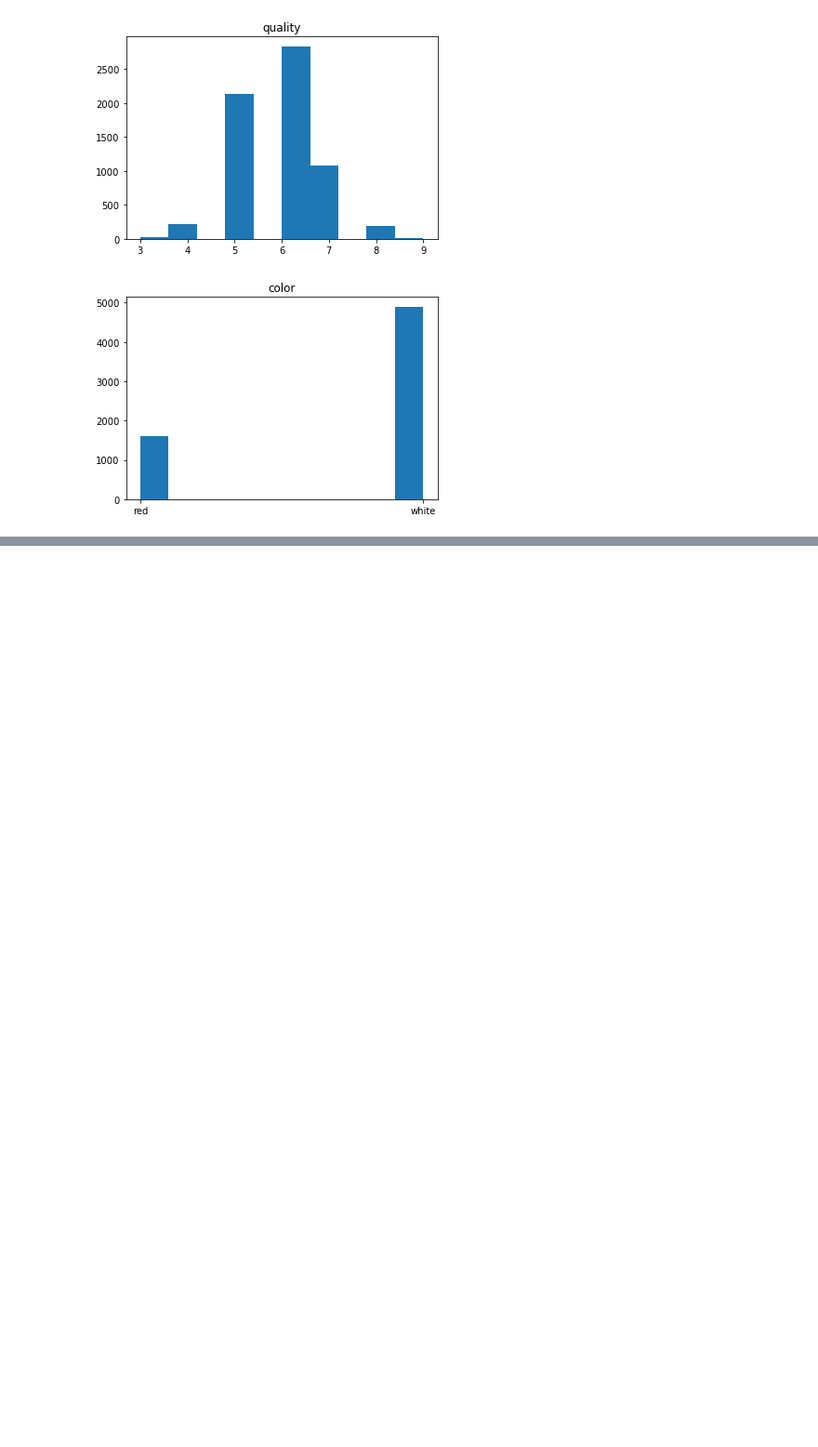
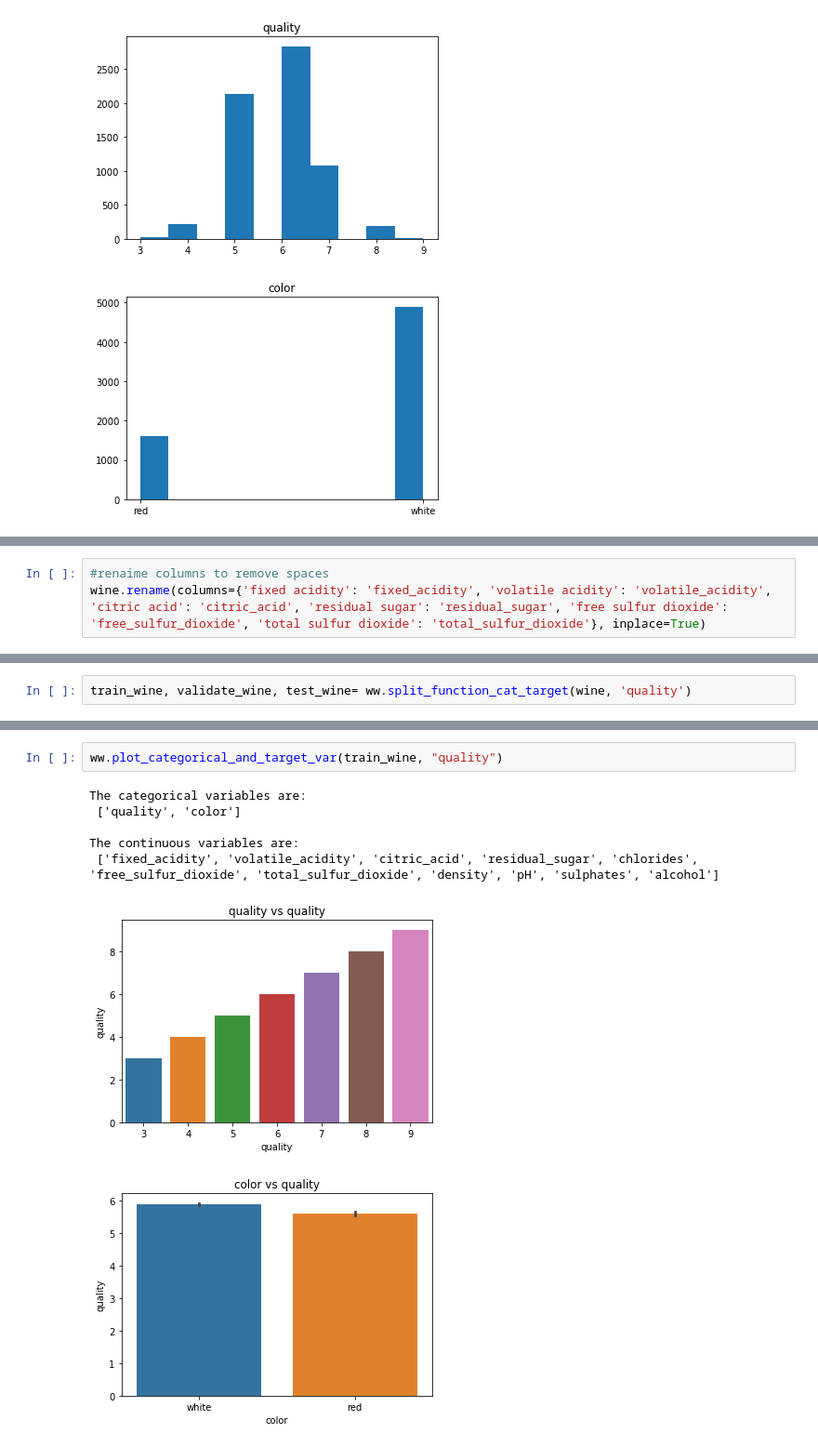
Before and after one commit to OKPTaylor/wine-quality-predictor, a Jupyter notebook: Wine_project_test.ipynb, the cells around one changed output, grey strips where cells are left out. Shown at 93% size. Drawn from its saved outputs; the diff is of its cells as text; blank space fills up the shorter version.

Commit message:
added stuff to Wine_project_test.ipynb

```diff
--- a/Wine_project_test.ipynb
+++ b/Wine_project_test.ipynb
@@ -136,0 +184,3 @@ ww.plot_uni_var(wine)
+# %%
+#renaime columns to remove spaces
+wine.rename(columns={'fixed acidity': 'fixed_acidity', 'volatile acidity': 'volatile_acidity', 'citric acid': 'citric_acid', 'residual sugar': 'residual_sugar', 'free sulfur dioxide': 'free_sulfur_dioxide', 'total sulfur dioxide': 'total_sulfur_dioxide'}, inplace=True)
@@ -136,0 +196,2 @@ ww.plot_uni_var(wine)
+# %%
+train_wine, validate_wine, test_wine= ww.split_function_cat_target(wine, 'quality')
@@ -136,0 +207,10 @@ ww.plot_uni_var(wine)
+# %%
+ww.plot_categorical_and_target_var(train_wine, "quality")
+# %% [output]
+The categorical variables are:
+ ['quality', 'color']
+
+The continuous variables are:
+ ['fixed_acidity', 'volatile_acidity', 'citric_acid', 'residual_sugar', 'chlorides', 'free_sulfur_dioxide', 'total_sulfur_dioxide', 'density', 'pH', 'sulphates', 'alcohol']
+[figure, added]
+[figure, added]
```
Also changed, not shown: parts of 24 cells of this notebook.
